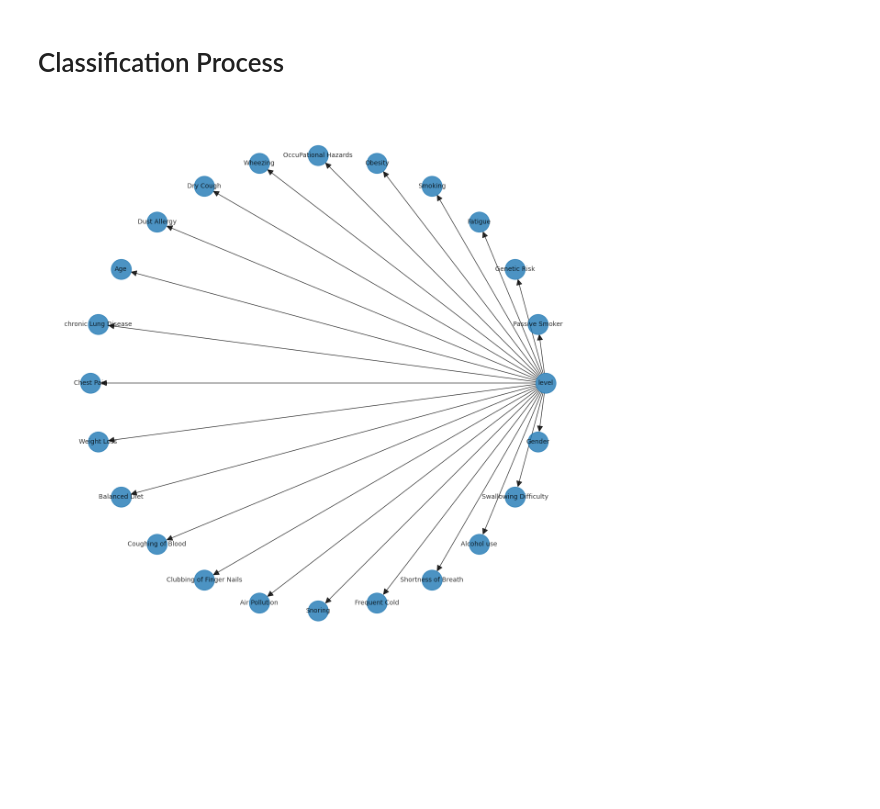
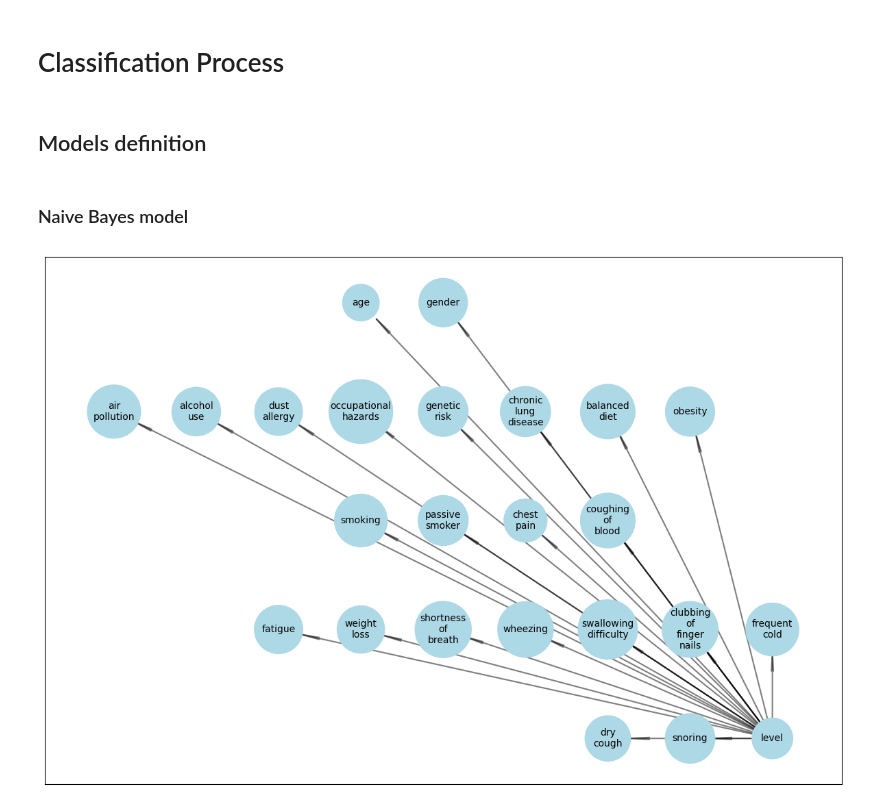
Before and after one commit to SeppiaBrilla/FAIKR_2023_MOD_3_Project, a Jupyter notebook: FAIRK_2023_MOD_3_Project.ipynb, the cells around one changed output. Cells and saved outputs as stored; diff of their text form; code cells hidden in the pictures; blank space fills up the shorter version.

```diff
--- a/FAIRK_2023_MOD_3_Project.ipynb
+++ b/FAIRK_2023_MOD_3_Project.ipynb
@@ -16,9 +22,10 @@ from pgmpy.models import NaiveBayes
 # %% [markdown]
 # Data import and visualization
 # %%
-data = pd.read_csv('./cancer patient data sets.csv', index_col='index')
+data = pd.read_csv('./dataset/cancer patient data sets.csv', index_col='index')
 data.drop('Patient Id', axis=1, inplace=True)
-data['Level'] = OrdinalEncoder(categories=[['Low', 'Medium', 'High']]).fit_transform(data[['Level']])
+target = 'Level'
+data[target] = OrdinalEncoder(categories=[['Low', 'Medium', 'High']]).fit_transform(data[['Level']])
 data.head()
 # %% [output]
 |  | Age | Gender | Air Pollution | Alcohol use | Dust Allergy | OccuPational Hazards | Genetic Risk | ... |
@@ -61,10 +65,17 @@ y = data['Level']
-# %%
-nb_model = NaiveBayes(
-    feature_vars=X.columns.values,
-    dependent_var='level'
-)
-plt.figure(figsize=(12,12))
-nx.draw_circular(nb_model, with_labels=True, arrowsize=20, node_size=1000, font_size=10, alpha=0.8)
-plt.show()
-# %% [output]
-[figure, removed]
+# %% [markdown]
+## Models definition
+# %%
+data.columns = [node.replace(" ", "\n").lower() for node in data.columns.values]
+target = target.lower()
+data_train, data_test = train_test_split(data, random_state=random_state)
+# %% [markdown]
+### Naive Bayes model
+# %%
+
+nb_model = NaiveBayes(
+    feature_vars=data.columns.values[data.columns.values != target],
+    dependent_var=target
+)
+draw_net(data.columns.values, nb_model)
+# %% [output]
+[figure, added]
```
Also changed, not shown: parts of 13 cells of this notebook, 2 other files.
